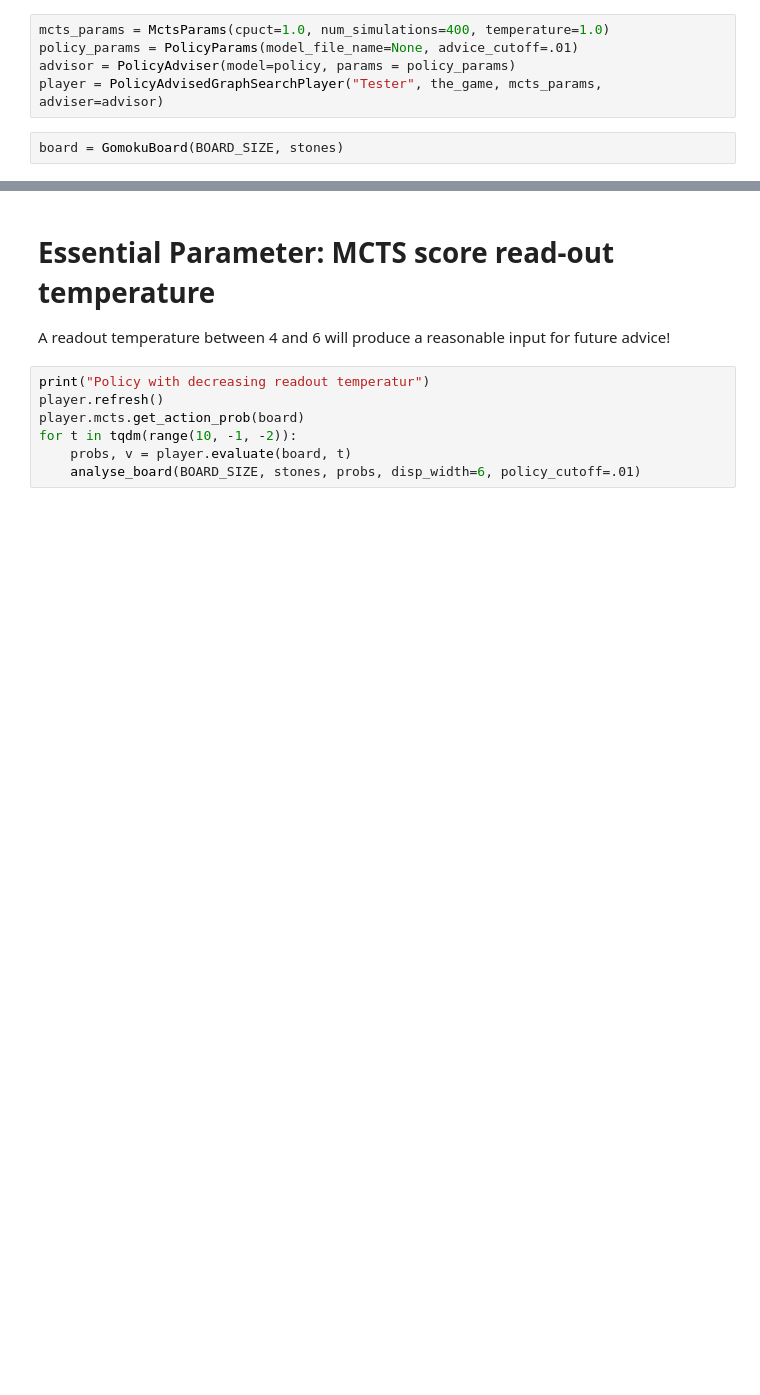
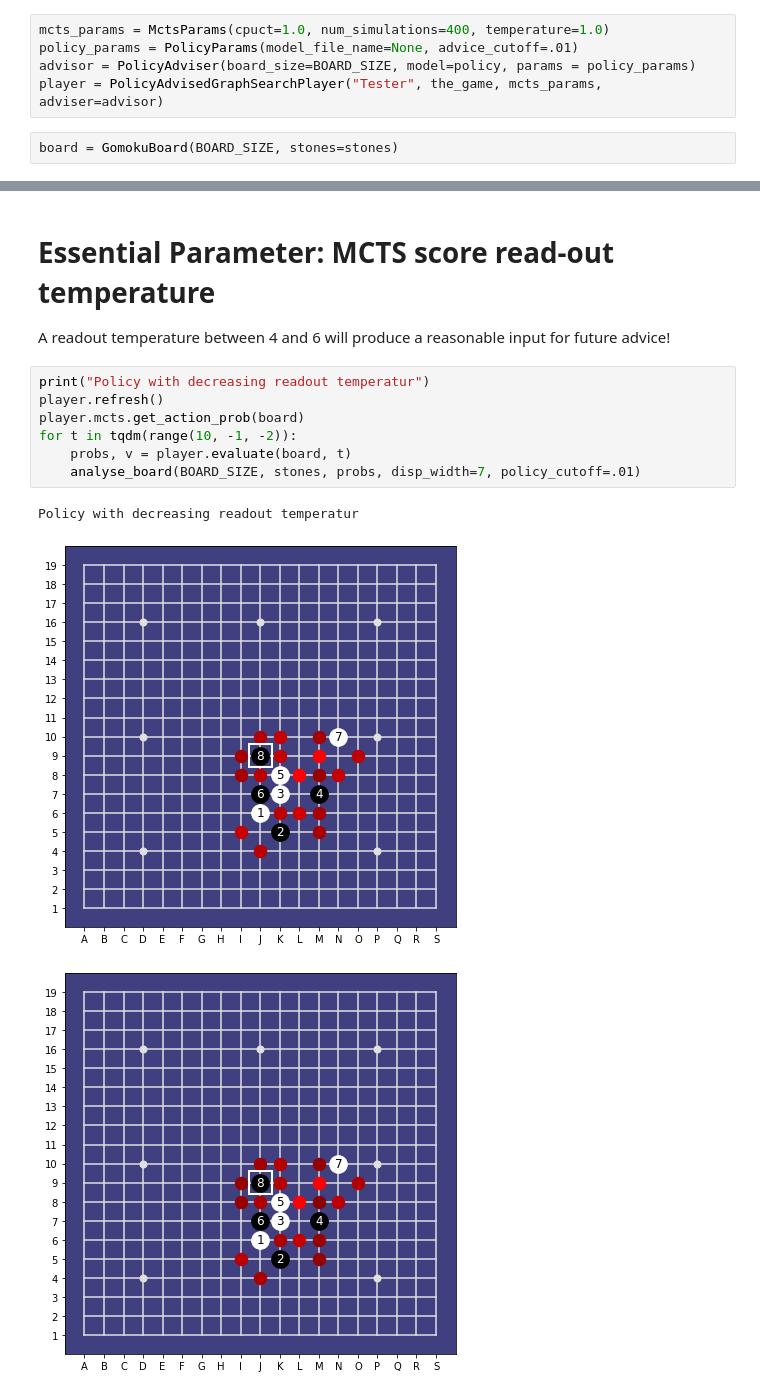
Before and after one commit to Project-Ellie/DeepGomoku, a Jupyter notebook: notebooks/MCTS_Explore_Exploit.ipynb, the cells around one changed output, grey strips where cells are left out. Saved outputs shown, nothing was run; the diff lists cells and outputs as text; blank space fills up the shorter version.

```diff
--- a/notebooks/MCTS_Explore_Exploit.ipynb
+++ b/notebooks/MCTS_Explore_Exploit.ipynb
@@ -41,10 +49,10 @@ the_game = Game(BOARD_SIZE, initializer=ConstantBoardInitializer(''))
 # %%
 mcts_params = MctsParams(cpuct=1.0, num_simulations=400, temperature=1.0)
 policy_params = PolicyParams(model_file_name=None, advice_cutoff=.01)
-advisor = PolicyAdviser(model=policy, params = policy_params)
+advisor = PolicyAdviser(board_size=BOARD_SIZE, model=policy, params = policy_params)
 player = PolicyAdvisedGraphSearchPlayer("Tester", the_game, mcts_params, adviser=advisor)
 # %%
-board = GomokuBoard(BOARD_SIZE, stones)
+board = GomokuBoard(BOARD_SIZE, stones=stones)
 # %% [markdown]
 ---
 # %% [markdown]
@@ -53,7 +61,11 @@ A readout temperature between 4 and 6 will produce a reasonable input for future
 # %%
 print("Policy with decreasing readout temperatur")
 player.refresh()
 player.mcts.get_action_prob(board)
 for t in tqdm(range(10, -1, -2)):
     probs, v = player.evaluate(board, t)
-    analyse_board(BOARD_SIZE, stones, probs, disp_width=6, policy_cutoff=.01)
+    analyse_board(BOARD_SIZE, stones, probs, disp_width=7, policy_cutoff=.01)
+# %% [output]
+Policy with decreasing readout temperatur
+[figure, added]
+[figure, added]
```
Also changed, not shown: parts of 5 cells of this notebook, 11 other files.
